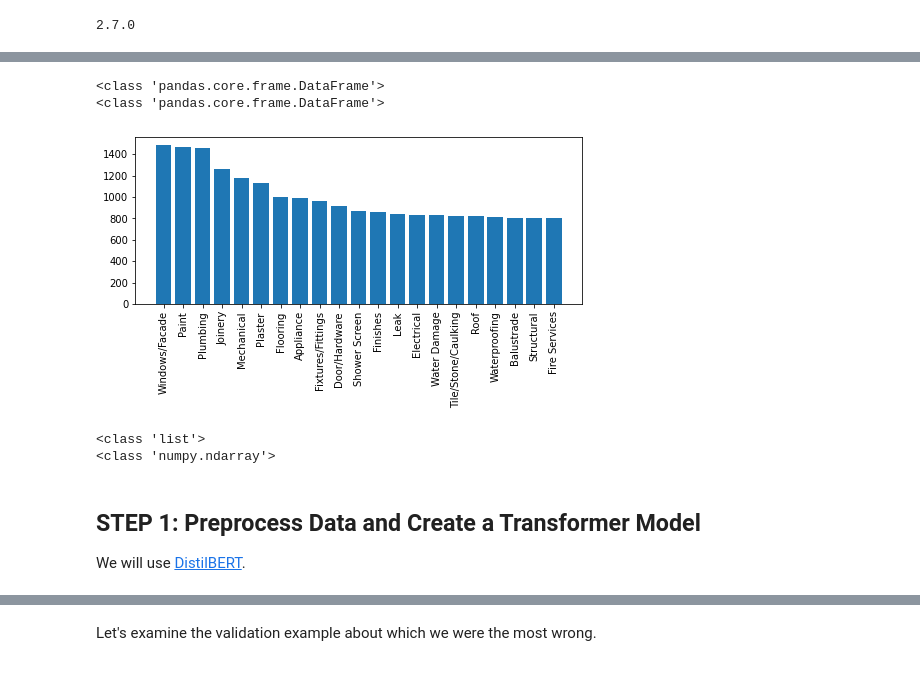
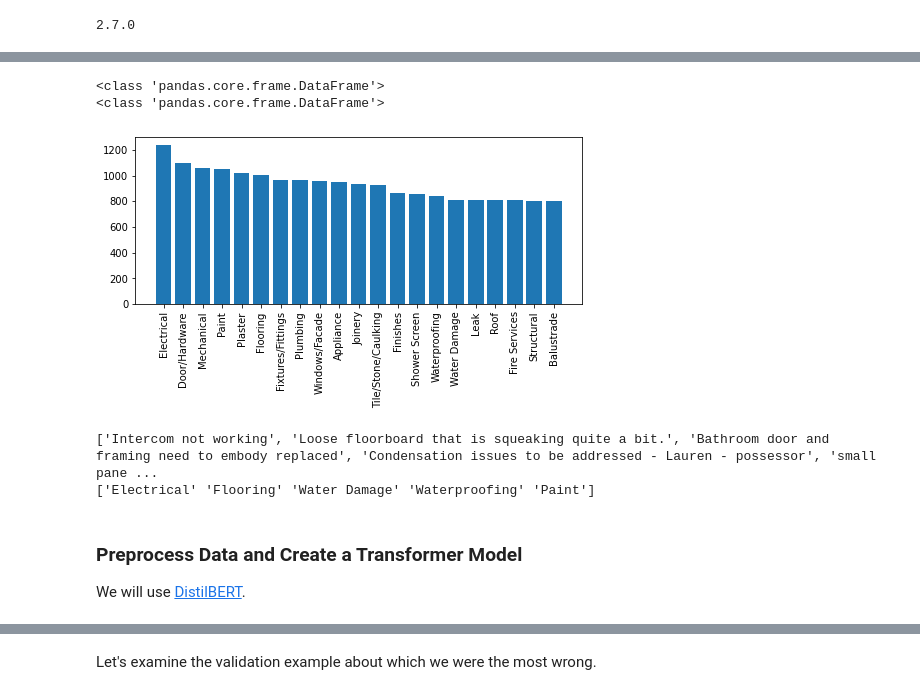
Before and after one commit to wellia/buildingDefect, a Jupyter notebook: BuildingDefect_model_ktrain.ipynb, the cells around one changed output, grey strips where cells are left out. Cells and saved outputs as stored; diff of their text form; code cells hidden in the pictures.

```diff
--- a/BuildingDefect_model_ktrain.ipynb
+++ b/BuildingDefect_model_ktrain.ipynb
@@ -68,5 +82,7 @@ print(tf.__version__)
 # %%
-df = pd.read_csv('wiseworking_aug.csv')
-print(df.head())
+df = pd.read_csv('wiseworking_train.csv')
+df_test = pd.read_csv('wiseworking_test.csv')
+print('Len train:', len(df))
+print('Len test:', len(df_test))
 categories = df['Category'].unique()
 categories
@@ -86,31 +106,35 @@ plot_data(unique_categories_count.index, unique_categories_count.values, 'Catego
 # %%
-from sklearn.model_selection import train_test_split
-
 X = df[['Description']]
 y = df[['Category']]
 
-X_train, X_test, y_train, y_test = train_test_split(X,y, test_size = 0.2, random_state = 1, stratify = df['Category'])
+X_test = df_test[['Description']]
+y_test = df_test[['Category']]
+
+# No need to split dataset anymore
+X_train, X_val, y_train, y_val = train_test_split(X,y, test_size = 0.2, random_state = 1, stratify = df['Category'])
 
 print(type(X_train))
 print(type(y_train))
 
 unique_categories_count = y_train.Category.value_counts()
 plot_data(unique_categories_count.index, unique_categories_count.values, 'Category')
 
 X_train = X_train.Description.values.tolist()
 y_train = y_train.Category.to_numpy()
 X_test = X_test.Description.values.tolist()
 y_test = y_test.Category.to_numpy()
-print(type(X_train))
-print(type(y_train))
+X_val = X_val.Description.values.tolist()
+y_val = y_val.Category.to_numpy()
+print(X_train[:5])
+print(y_train[:5])
 # %% [output]
 <class 'pandas.core.frame.DataFrame'>
 <class 'pandas.core.frame.DataFrame'>
-[figure, old version]
+[figure, new version]
-<class 'list'>
-<class 'numpy.ndarray'>
+['Intercom not working', 'Loose floorboard that is squeaking quite a bit.', 'Bathroom door and framing need to embody replaced', 'Condensation issues to be addressed - Lauren - possessor', 'small pane ...
+['Electrical' 'Flooring' 'Water Damage' 'Waterproofing' 'Paint']
 # %% [markdown]
-## STEP 1:  Preprocess Data and Create a Transformer Model
+### Preprocess Data and Create a Transformer Model
 
 We will use [DistilBERT](https://arxiv.org/abs/1910.01108).
 # %%
```
Also changed, not shown: parts of 40 cells of this notebook, 1 other file.
